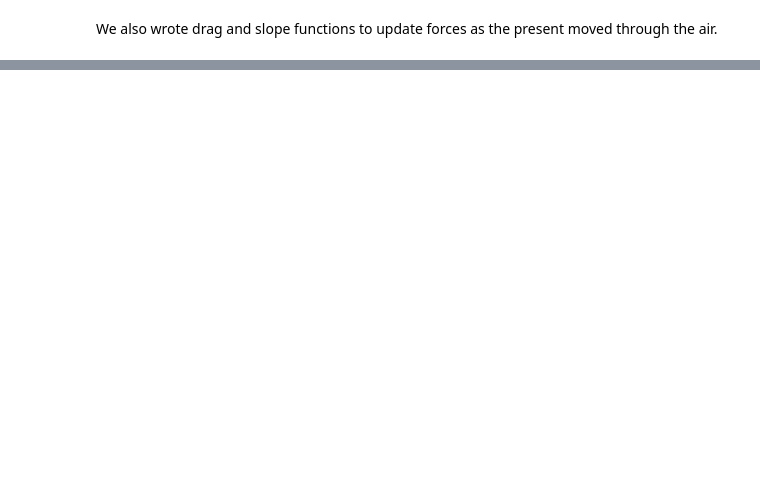
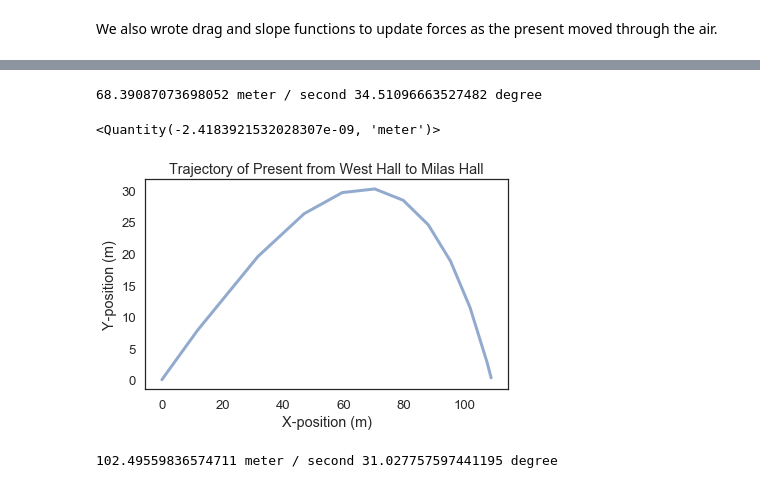
Before and after one commit to megku4u/ModSimPy, a Jupyter notebook: code/Project 3.ipynb, the cells around one changed output, grey strips where cells are left out. Cells and saved outputs as stored; diff of their text form; code cells hidden in the pictures; blank space fills up the shorter version.

```diff
--- a/code/Project 3.ipynb
+++ b/code/Project 3.ipynb
@@ -302,0 +281,30 @@ def compute_force(velocity, angle, params):
+# %%
+res3 = fsolve(error_func, 45*m/s, params_MH);
+v_MH = res3[0]*m/s
+angle_MH = opt_angle
+print(v_MH, angle_MH)
+# %% [output]
+68.39087073698052 meter / second 34.51096663527482 degree
+# %%
+params_MH = Params(params_MH, velocity=v_MH, angle=angle_MH)
+system_MH = make_system(params_MH)
+error_func(params_MH.velocity, params_MH)
+# %% [output]
+<Quantity(-2.4183921532028307e-09, 'meter')>
+# %%
+resultsMH, detailsMH = run_ode_solver(system_MH, slope_func, method="RK45", max_step=0.5*s, events = event_func)
+detailsMH.message
+plot(resultsMH.x, resultsMH.y)
+decorate(xlabel='X-position (m)',
+         ylabel='Y-position (m)',
+         title='Trajectory of Present from West Hall to Milas Hall',
+         legend=False)
+# %% [output]
+[figure, added]
+# %%
+res4 = fsolve(error_func, 45*m/s, params_AC);
+v_AC = res4[0]*m/s
+angle_AC = opt_angle
+print(v_AC, angle_AC)
+# %% [output]
+102.49559836574711 meter / second 31.027757597441195 degree
```
Also changed, not shown: parts of 51 cells of this notebook.
